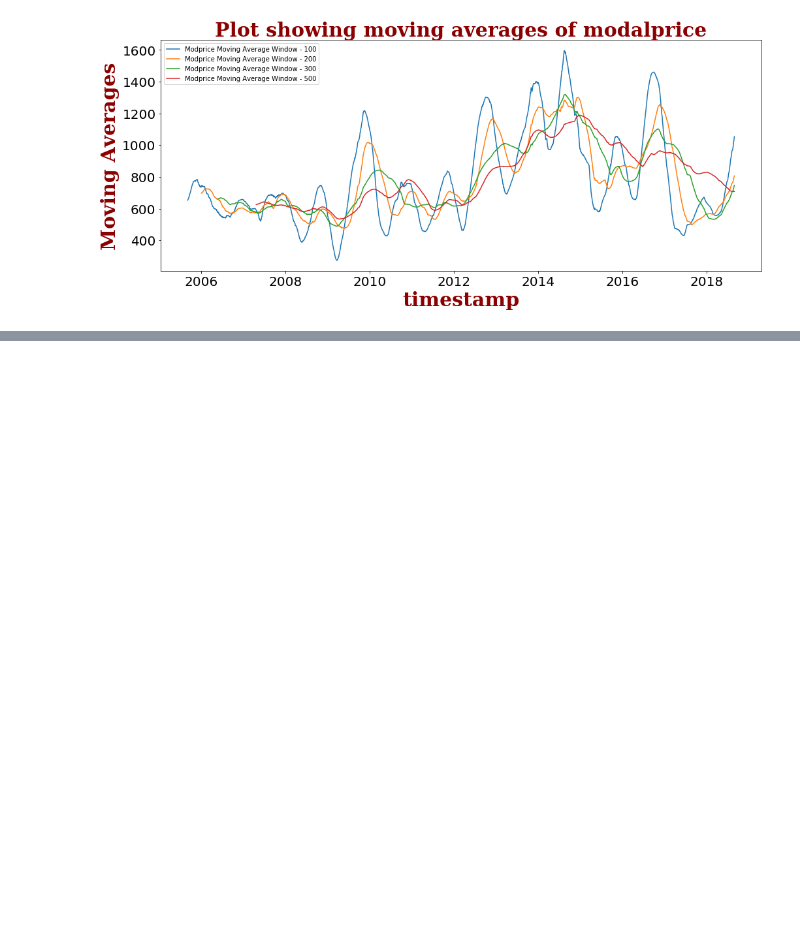
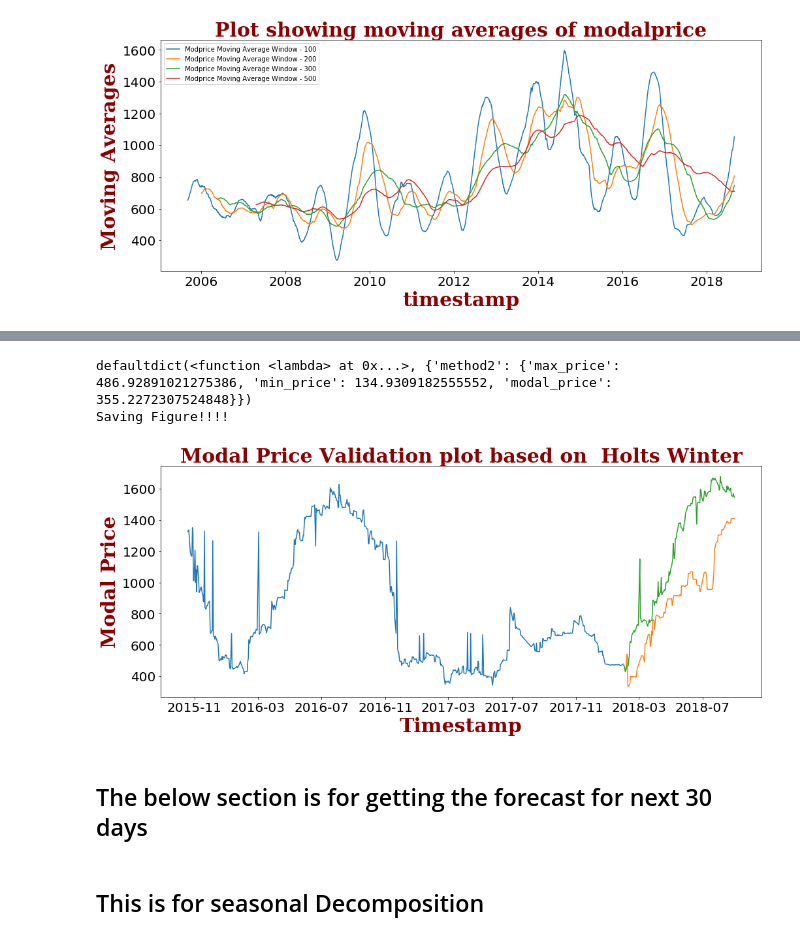
Before and after one commit to durgaharish1993/assignment-ts, a Jupyter notebook: python_notebook.ipynb, the cells around one changed output, grey strips where cells are left out. Saved outputs shown, nothing was run; the diff lists cells and outputs as text; code cells hidden in the pictures; blank space fills up the shorter version.

Commit message:
Adding Foreacasting Functionality based on Holts winter

```diff
--- a/python_notebook.ipynb
+++ b/python_notebook.ipynb
@@ -220,0 +194,69 @@ Index(['min_price'], dtype='object')
+# %%
+######Forecasting Starts Here Partition Train and test data.
+train_df = df_ts[3000:3600] #:3200
+test_df  = df_ts[3600:]
+
+train_df.index = train_df["timestamp"]
+train_df = train_df.resample('D').mean()
+test_df.index  = test_df["timestamp"]
+test_df = test_df.resample('D').mean()
+performance_statistics = defaultdict(lambda : {})
+
+###################
+
+train_df = train_df.interpolate(limit_direction='both')
+test_df  = test_df.interpolate(limit_direction='both')
+
+###################
+
+forecast_col_name = "modal_price"
+col_name_prefix    = "Modal"
+######
+
+timestamp_col_name = "timestamp"
+train_df_col = train_df[forecast_col_name]
+test_df_col  = test_df[forecast_col_name]
+pd_train_df_col = pd.DataFrame(train_df_col)
+pd_test_df_col  = pd.DataFrame(test_df_col)
+
+
+####  Holts Winter Forecast Validation.
+method_suffix = " Holts Winter"
+new_forecast_col = "forecast_val_method2"
+if(forecast_col_name=="min_price"):
+    trend_str = "mul"
+    seasonal_str = "mul"
+elif forecast_col_name=="max_price":
+    trend_str = "mul"
+    seasonal_str = "add"
+elif forecast_col_name=="modal_price":
+    trend_str ="add"
+    seasonal_str = "add"
+######################################################################
+fit2 = ExponentialSmoothing((np.asarray(pd_train_df_col[forecast_col_name])) ,seasonal_periods=365 ,trend=trend_str, seasonal=seasonal_str).fit()
+
+pd_test_df_col[new_forecast_col]= fit2.forecast(len(test_df_col))
+performance_statistics["method2"][forecast_col_name]= sqrt((pd_test_df_col[forecast_col_name]-pd_test_df_col[new_forecast_col]).apply(lambda x : x**2).mean().mean())
+
+############ Plotting the graph
+data_dict = {"df_train": pd_train_df_col,
+             "df_test" : pd_test_df_col,
+             "a_col_name_train": forecast_col_name ,
+             "a_col_name_test": forecast_col_name ,
+             "f_col_name": new_forecast_col,
+             "time_col" : "Timestamp" ,
+             "y_data_col" : col_name_prefix+" Price",
+             "title" : col_name_prefix +" Price Validation plot based on "+method_suffix ,
+             "file_path" : "plots/"+ col_name_prefix+"_plot_"+ method_suffix.replace(" ","_") +".png",
+             "plot_show" : True,
+             "hard_save" : True}
+
+print(performance_statistics)
+plot_forecasted_validation(data_dict)
+# %% [output]
+defaultdict(<function <lambda> at 0x...>, {'method2': {'max_price': 486.92891021275386, 'min_price': 134.9309182555552, 'modal_price': 355.2272307524848}})
+Saving Figure!!!!
+[figure, added]
+# %% [markdown]
+
+## The below section is for getting the forecast for next 30 days
@@ -220,0 +335,2 @@ Index(['min_price'], dtype='object')
+# %% [markdown]
+## This is for seasonal Decomposition
```
Also changed, not shown: parts of 34 cells of this notebook.
